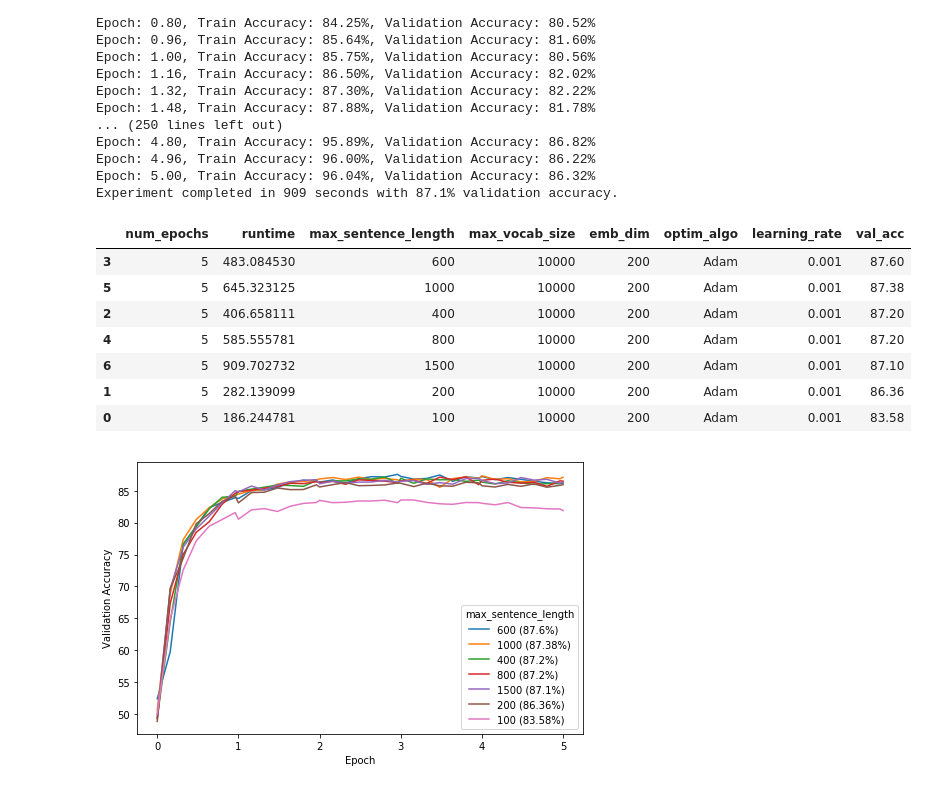
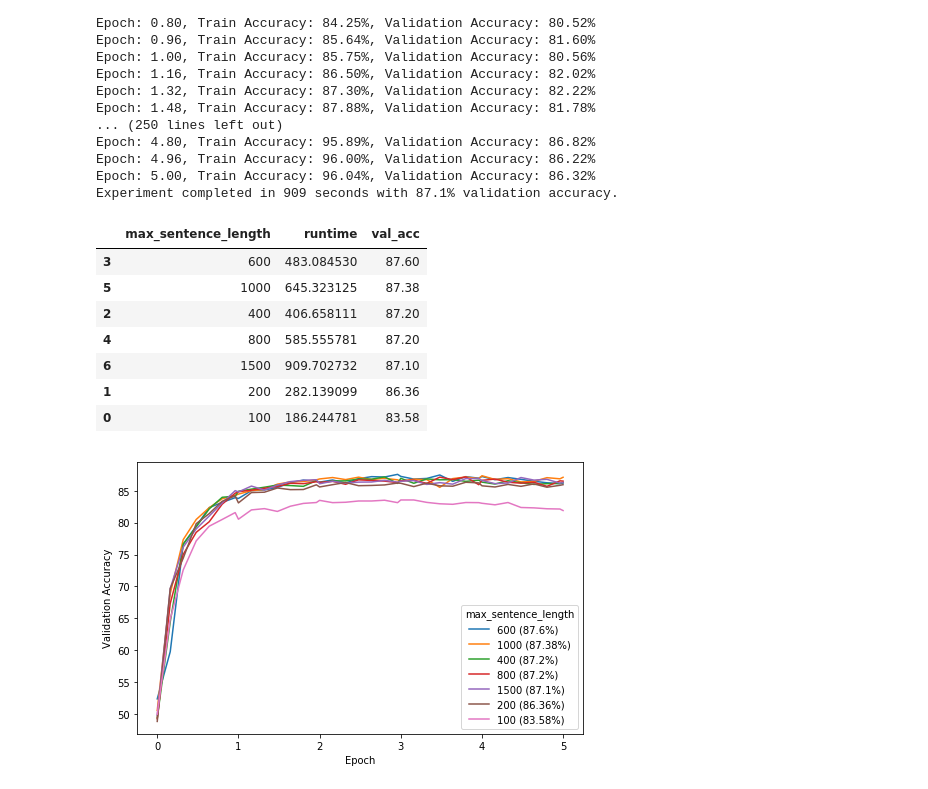
Before and after one commit to nyjgary/nlp-sentiment-analysis, a Jupyter notebook: nlp-sentiment-analysis.ipynb, the cells around one changed output. Saved outputs shown, nothing was run; the diff lists cells and outputs as text; code cells hidden in the pictures.

```diff
--- a/nlp-sentiment-analysis.ipynb
+++ b/nlp-sentiment-analysis.ipynb
@@ -550,10 +504,7 @@ def summarize_results(results_log):
     results_df = pd.DataFrame.from_dict(results_log)
     results_df = pd.concat([results_df, results_df['hyperparams'].apply(pd.Series)], axis=1)
     results_df['val_acc'] = results_df['results'].apply(lambda d: pd.DataFrame.from_dict(d)['val_acc'].max())
-    output_cols = ['experiment_name', 'token_scheme', 'max_ngram', 'max_sentence_length',
-                   'max_vocab_size', 'emb_dim', 'optim_algo', 'learning_rate', 'lr_annealing',
-                   'num_epochs', 'runtime', 'val_acc', 'results']
-    return results_df[output_cols].sort_values(by='val_acc', ascending=False)
+    return results_df.sort_values(by='val_acc', ascending=False)
 
 def plot_multiple_learning_curves(results_df, plot_variable, figsize=(8, 5), legend_loc='best'):
     """ Plots learning curves of MULTIPLE experiments, includes only validation accuracy """
@@ -565,7 +516,6 @@ def plot_multiple_learning_curves(results_df, plot_variable, figsize=(8, 5), leg
     plt.ylabel('Validation Accuracy')
     plt.xlabel('Epoch')
 
-
 def plot_single_learning_curve(results):
     """ Plots learning curve of a SINGLE experiment, includes both train and validation accuracy """
     results_df = pd.DataFrame.from_dict(results)
@@ -994,17 +954,17 @@ Epoch: 4.96, Train Accuracy: 96.00%, Validation Accuracy: 86.22%
 Epoch: 5.00, Train Accuracy: 96.04%, Validation Accuracy: 86.32%
 Experiment completed in 909 seconds with 87.1% validation accuracy.
 # %%
-sentence_length_experiments = summarize_results(
-    load_experiment_log(experiment_name='Sentence_Lengths_200_1500'),
-    exclude_cols=['experiment_name', 'token_scheme', 'results', 'hyperparams'])
-sentence_length_experiments
+sentence_length_experiments = summarize_results(load_experiment_log(
+    experiment_name='Sentence_Lengths_200_1500',
+    filename='experiment_results/experiment_results_log.pkl'))
+sentence_length_experiments[['max_sentence_length', 'runtime', 'val_acc']]
 # %% [output]
-|  | num_epochs | runtime | max_sentence_length | max_vocab_size | emb_dim | optim_algo | learning_rate | val_acc |
-| 3 | 5 | 483.084530 | 600 | 10000 | 200 | Adam | 0.001 | 87.60 |
-| 5 | 5 | 645.323125 | 1000 | 10000 | 200 | Adam | 0.001 | 87.38 |
-| 2 | 5 | 406.658111 | 400 | 10000 | 200 | Adam | 0.001 | 87.20 |
-| 4 | 5 | 585.555781 | 800 | 10000 | 200 | Adam | 0.001 | 87.20 |
-| 6 | 5 | 909.702732 | 1500 | 10000 | 200 | Adam | 0.001 | 87.10 |
-| 1 | 5 | 282.139099 | 200 | 10000 | 200 | Adam | 0.001 | 86.36 |
-| 0 | 5 | 186.244781 | 100 | 10000 | 200 | Adam | 0.001 | 83.58 |
+|  | max_sentence_length | runtime | val_acc |
+| 3 | 600 | 483.084530 | 87.60 |
+| 5 | 1000 | 645.323125 | 87.38 |
+| 2 | 400 | 406.658111 | 87.20 |
+| 4 | 800 | 585.555781 | 87.20 |
+| 6 | 1500 | 909.702732 | 87.10 |
+| 1 | 200 | 282.139099 | 86.36 |
+| 0 | 100 | 186.244781 | 83.58 |
 # %%
```
Also changed, not shown: parts of 36 cells of this notebook.
